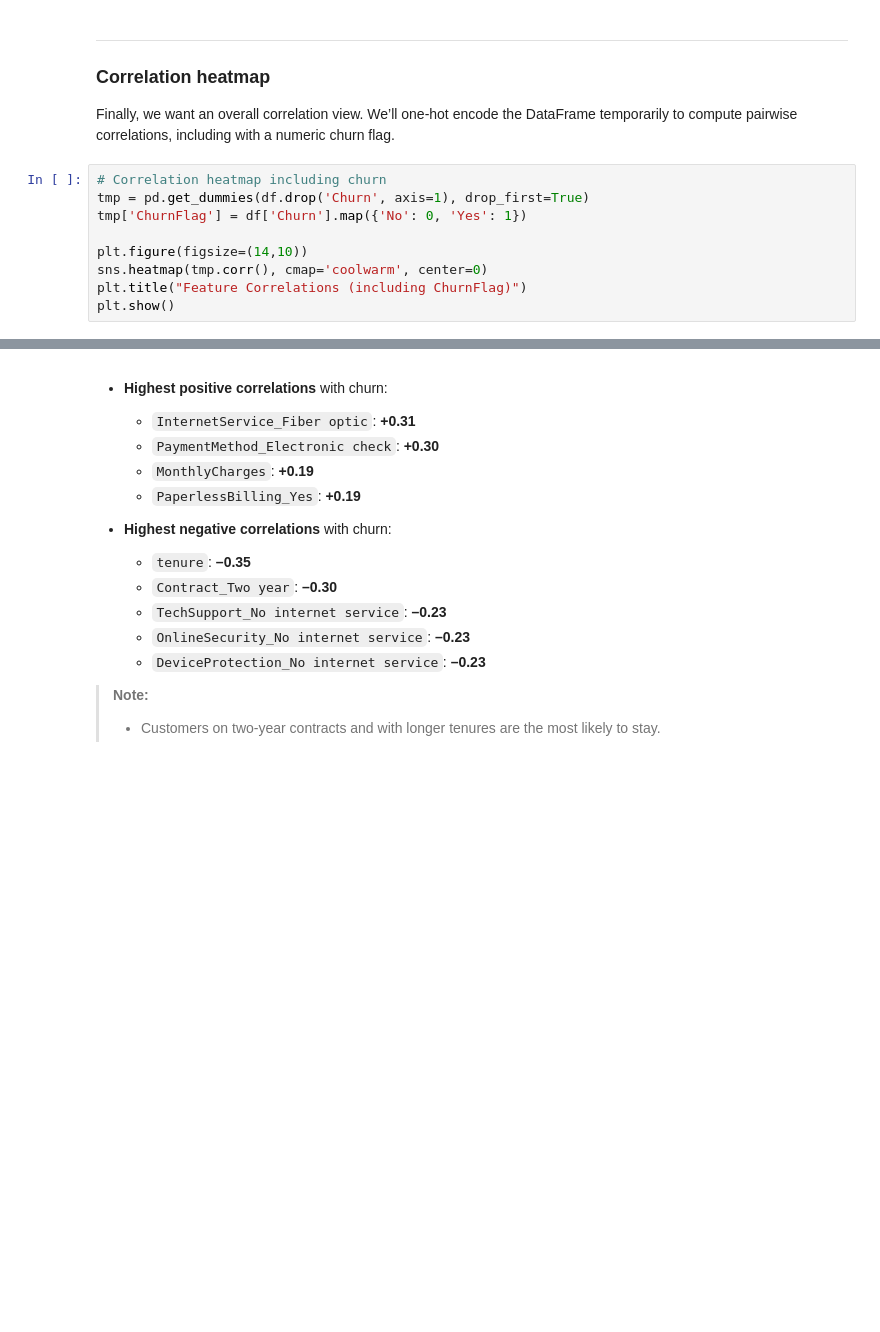
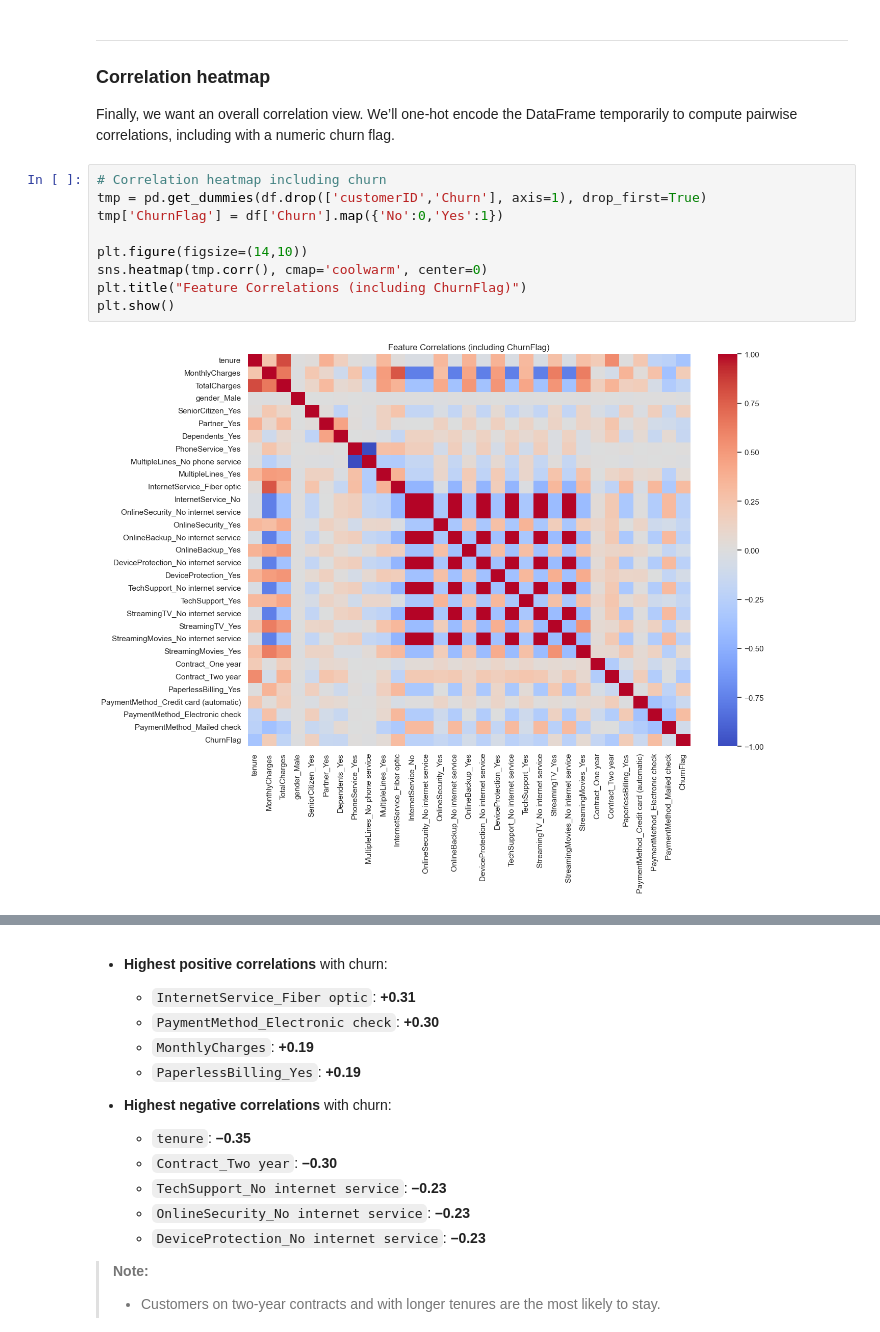
Before and after one commit to cmeKyLe/Customer-Churn-Prediction, a Jupyter notebook: notebooks/EDA.ipynb, the cells around one changed output, grey strips where cells are left out. Cells and saved outputs as stored; diff of their text form; blank space fills up the shorter version.

```diff
--- a/notebooks/EDA.ipynb
+++ b/notebooks/EDA.ipynb
@@ -195,12 +316,14 @@ for col in ['Contract','TechSupport','InternetService','PaymentMethod','SeniorCi
 Finally, we want an overall correlation view. We’ll one‑hot encode the DataFrame temporarily to compute pairwise correlations, including with a numeric churn flag.
 # %%
 # Correlation heatmap including churn
-tmp = pd.get_dummies(df.drop('Churn', axis=1), drop_first=True)
-tmp['ChurnFlag'] = df['Churn'].map({'No': 0, 'Yes': 1})
+tmp = pd.get_dummies(df.drop(['customerID','Churn'], axis=1), drop_first=True)
+tmp['ChurnFlag'] = df['Churn'].map({'No':0,'Yes':1})
 
 plt.figure(figsize=(14,10))
 sns.heatmap(tmp.corr(), cmap='coolwarm', center=0)
 plt.title("Feature Correlations (including ChurnFlag)")
 plt.show()
+# %% [output]
+[figure, added]
 # %%
 # Compute correlation of each feature with churn
```
Also changed, not shown: parts of 11 cells of this notebook, 4 other files.
